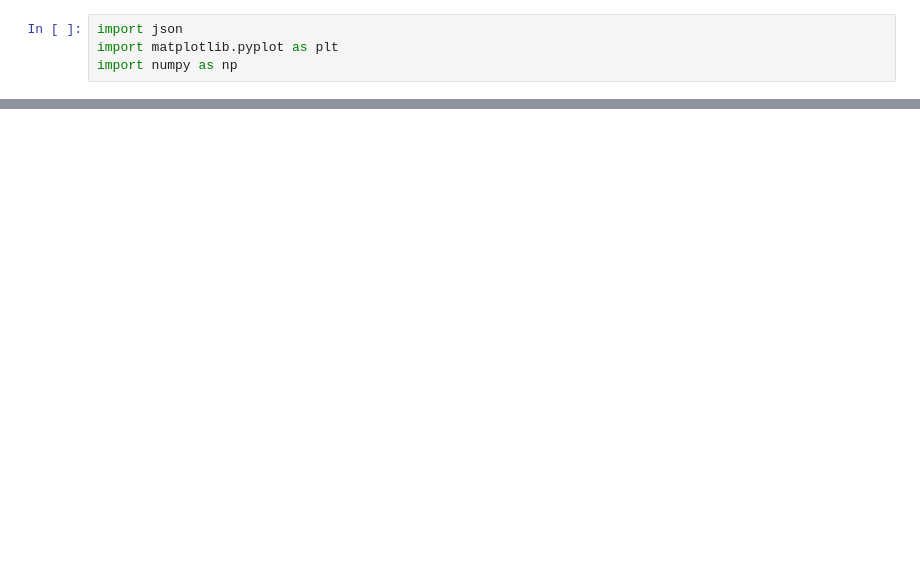
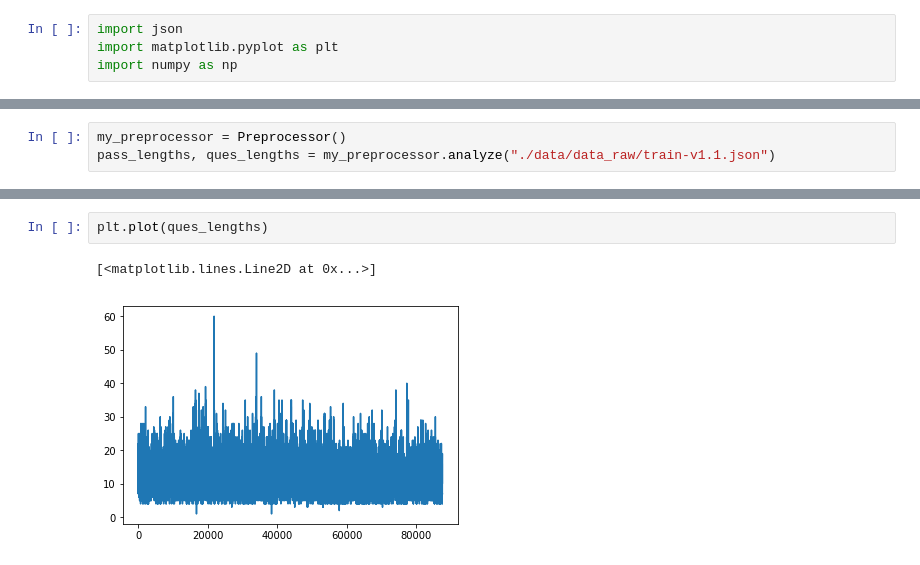
Before and after one commit to booooooooooooooo/297And8QuestionAnswer, a Jupyter notebook: implementation/dev/analysis.ipynb, the cells around one changed output, grey strips where cells are left out. Drawn from its saved outputs; the diff is of its cells as text; blank space fills up the shorter version.

```diff
--- a/implementation/dev/analysis.ipynb
+++ b/implementation/dev/analysis.ipynb
@@ -4,0 +7,3 @@ import numpy as np
+# %%
+my_preprocessor = Preprocessor()
+pass_lengths, ques_lengths = my_preprocessor.analyze("./data/data_raw/train-v1.1.json")
@@ -5,2 +22,7 @@ import numpy as np
+# %%
+plt.plot(ques_lengths)
+# %% [output]
+[<matplotlib.lines.Line2D at 0x...>]
+[figure, added]
 # %%
 
```
Also changed, not shown: parts of 20 cells of this notebook, 5 other files.
